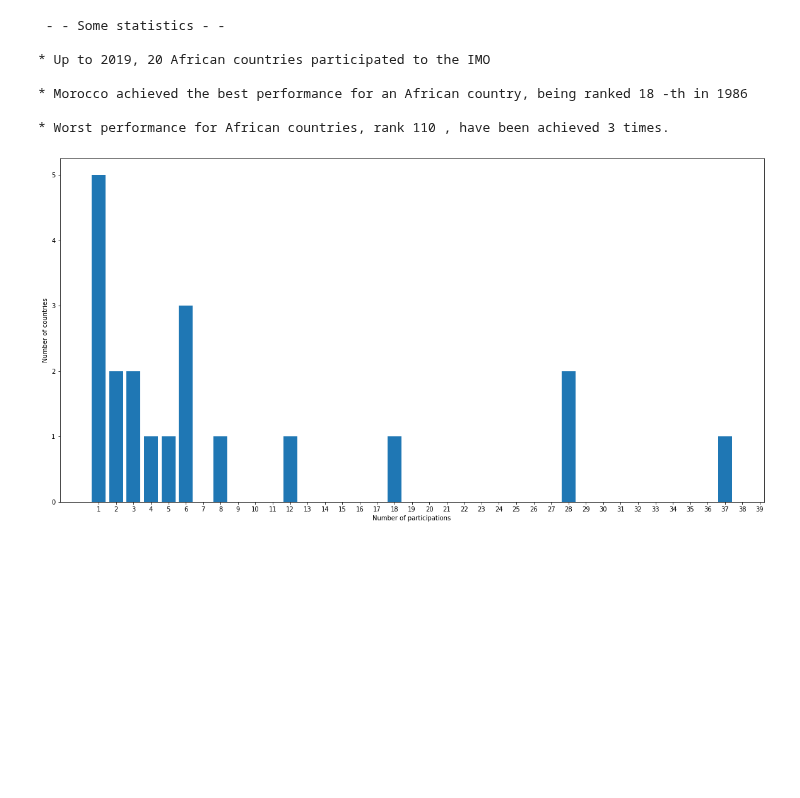
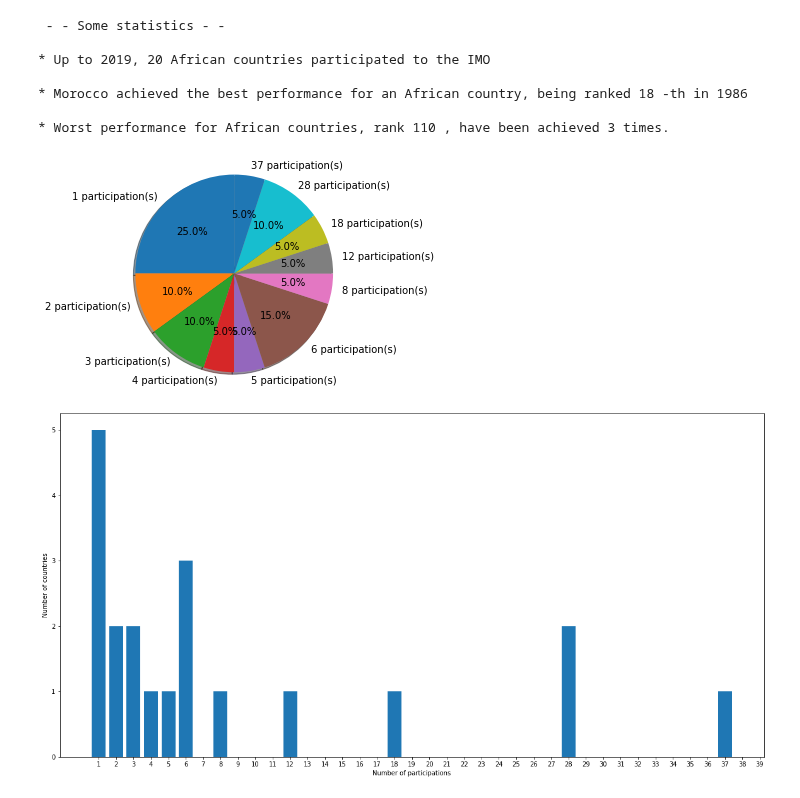
Before and after one commit to Djimdou/Side-Projects, a Jupyter notebook: IMO-Web-Scraping.ipynb, the cells around one changed output. Drawn from its saved outputs; the diff is of its cells as text; code cells hidden in the pictures; blank space fills up the shorter version.

```diff
--- a/IMO-Web-Scraping.ipynb
+++ b/IMO-Web-Scraping.ipynb
@@ -89,6 +89,34 @@ print('* Worst performance for African countries, rank', int(np.nanmax(data[afri
 * Morocco achieved the best performance for an African country, being ranked 18 -th in 1986
 
 * Worst performance for African countries, rank 110 , have been achieved 3 times.
+# %%
+# Pie chart
+
+number_participations = [0 for i in range(len(african_participant))]
+
+for a in range(len(african_participant)):
+    number_participations[a] = data.shape[1] - sum(np.isnan(data[african_participant][a]))
+
+number_participations.sort()
+#a = [1,1,1,1,2,2,2,2,3,3,4,5,5]
+
+from collections import Counter
+participations=Counter(number_participations)
+
+#participations.values(),participations.keys()
+
+labels = [str(i)+' participation(s)' for i in participations.keys()]
+sizes = participations.values()
+#explode = (0, 0.1, 0, 0)  # only "explode" the 2nd slice (i.e. 'Hogs')
+
+fig1, ax1 = plt.subplots()
+ax1.pie(sizes, labels=labels, autopct='%1.1f%%', #explode=explode,
+        shadow=True, startangle=90)
+ax1.axis('equal')  # Equal aspect ratio ensures that pie is drawn as a circle.
+
+plt.show()
+# %% [output]
+[figure, added]
 # %%
 # Bar chart of number of participations of African countries
 
```
Also changed, not shown: parts of 1 cell of this notebook.
